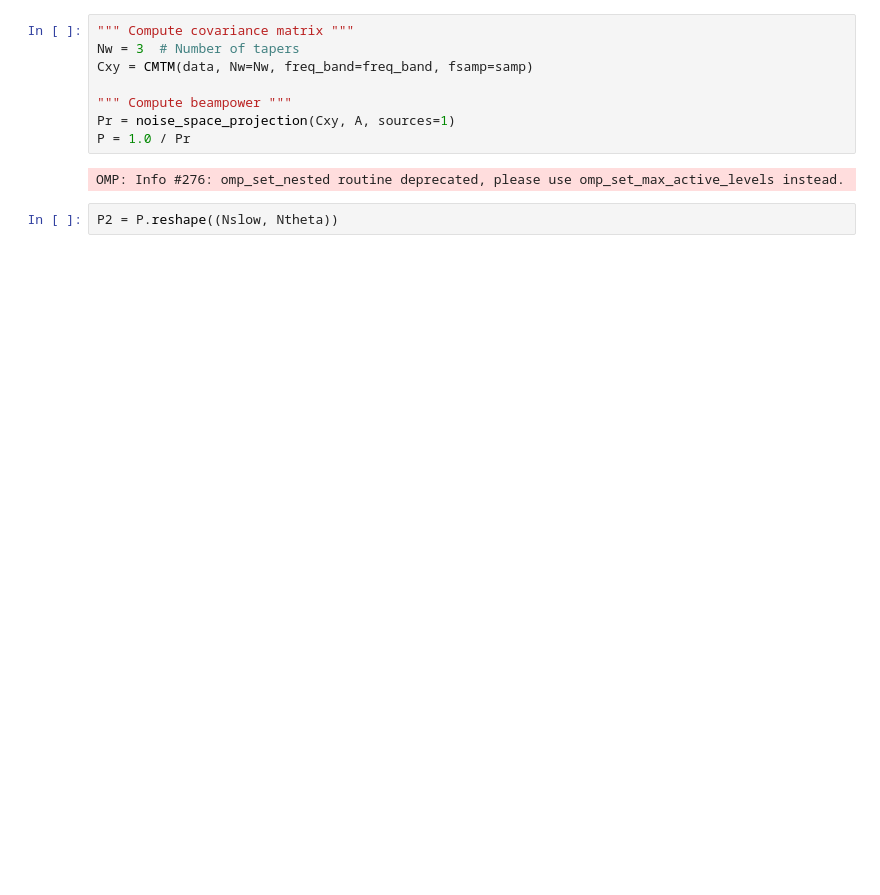
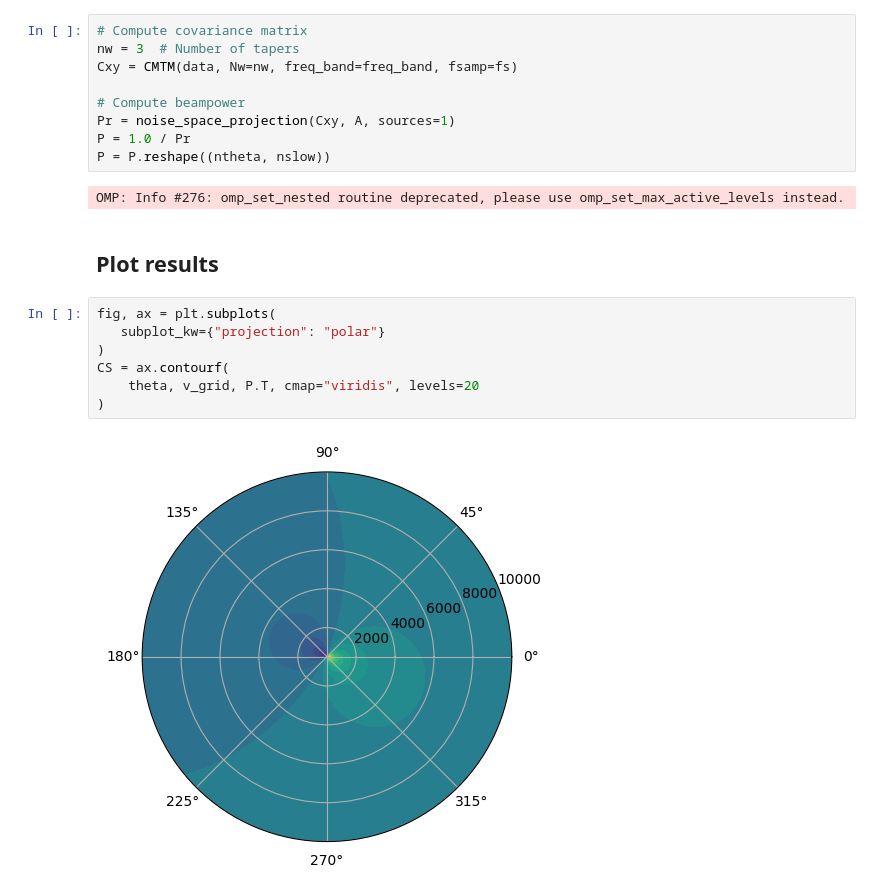
Before and after one commit to atrabattoni/beamforming, a Jupyter notebook: examples/notebook.ipynb, the cells around one changed output. Saved outputs shown, nothing was run; the diff lists cells and outputs as text; blank space fills up the shorter version.

```diff
--- a/examples/notebook.ipynb
+++ b/examples/notebook.ipynb
@@ -47,12 +63,22 @@ A = precompute_A(dt, freqs_select)
 # %%
-""" Compute covariance matrix """
-Nw = 3  # Number of tapers
-Cxy = CMTM(data, Nw=Nw, freq_band=freq_band, fsamp=samp)
+# Compute covariance matrix
+nw = 3  # Number of tapers
+Cxy = CMTM(data, Nw=nw, freq_band=freq_band, fsamp=fs)
 
-""" Compute beampower """
+# Compute beampower
 Pr = noise_space_projection(Cxy, A, sources=1)
 P = 1.0 / Pr
+P = P.reshape((ntheta, nslow))
 # %% [output]
 OMP: Info #276: omp_set_nested routine deprecated, please use omp_set_max_active_levels instead.
-# %%
-P2 = P.reshape((Nslow, Ntheta))
+# %% [markdown]
+## Plot results
+# %%
+fig, ax = plt.subplots(
+   subplot_kw={"projection": "polar"}
+)
+CS = ax.contourf(
+    theta, v_grid, P.T, cmap="viridis", levels=20
+)
+# %% [output]
+[figure, added]
```
Also changed, not shown: parts of 8 cells of this notebook.
